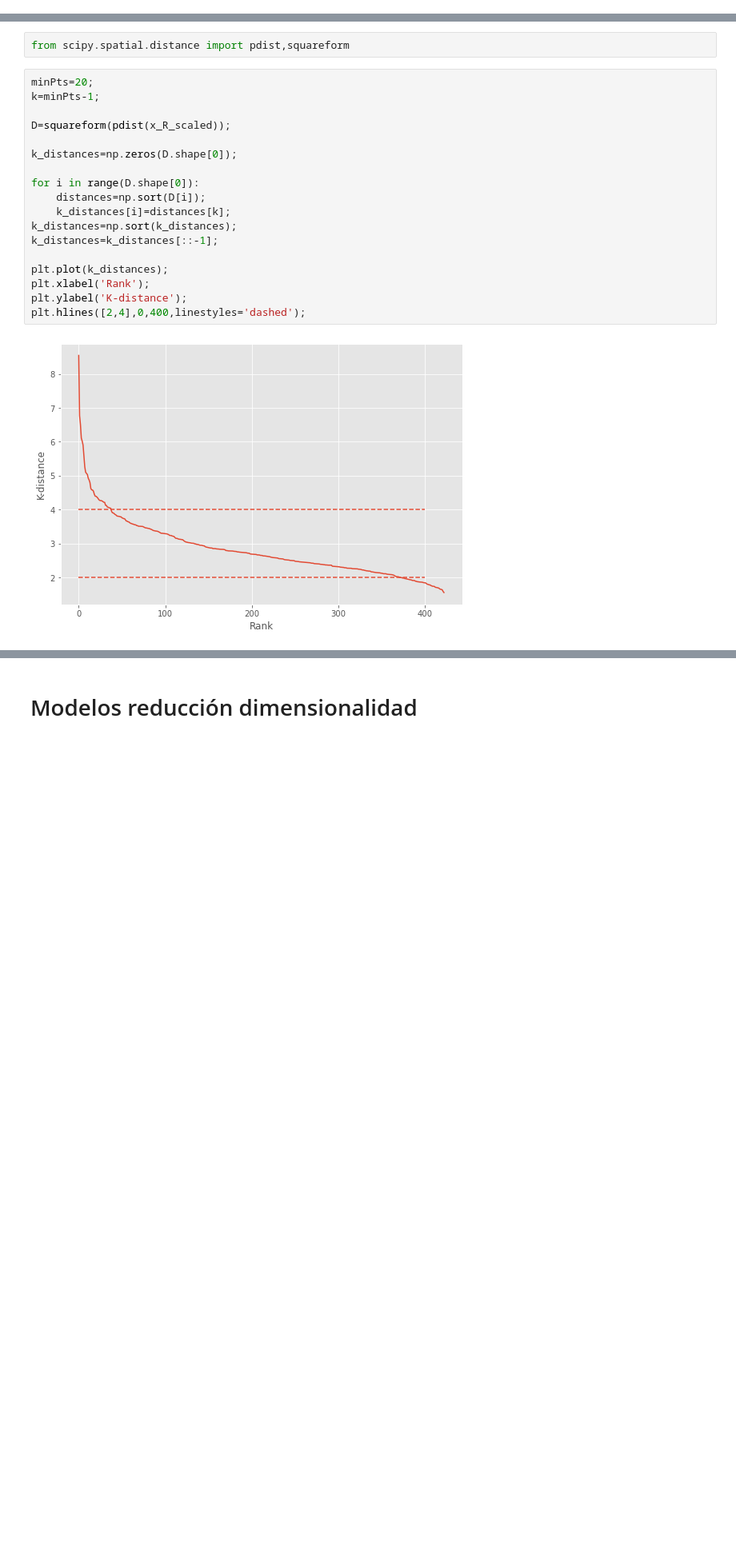
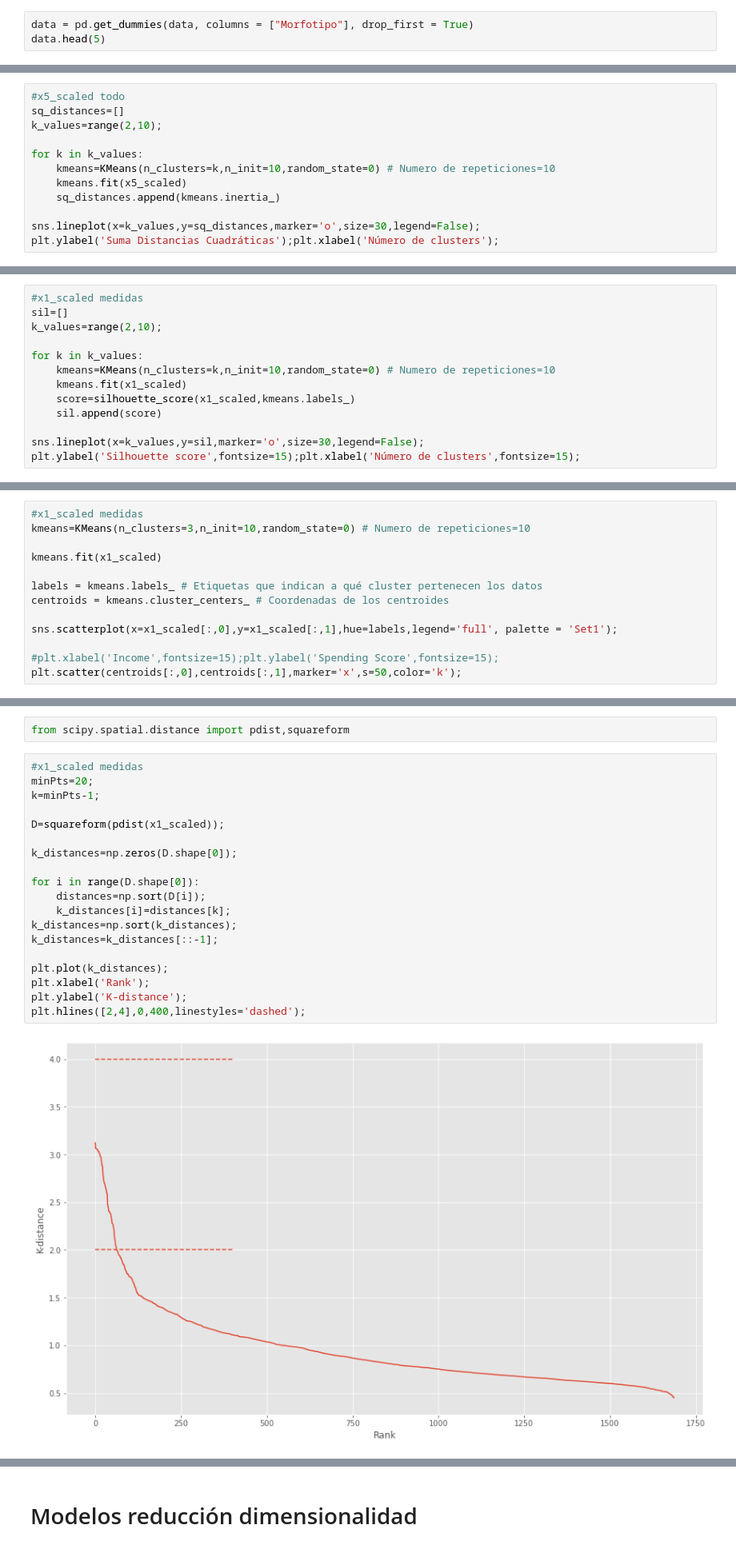
Before and after one commit to szl30n/ProyectosDHDS, a Jupyter notebook: TP4/notebooks/Enzo.ipynb, the cells around one changed output, grey strips where cells are left out. Shown at 80% size. Cells and saved outputs as stored; diff of their text form; blank space fills up the shorter version.

```diff
--- a/TP4/notebooks/Enzo.ipynb
+++ b/TP4/notebooks/Enzo.ipynb
@@ -113,0 +118,3 @@ Name: cox1-rrnL, dtype: int64
+# %%
+data = pd.get_dummies(data, columns = ["Morfotipo"], drop_first = True)
+data.head(5)
@@ -355,0 +377,12 @@ Name: cox1-lsu, Length: 423, dtype: object
+# %%
+#x5_scaled todo
+sq_distances=[]
+k_values=range(2,10);
+
+for k in k_values:
+    kmeans=KMeans(n_clusters=k,n_init=10,random_state=0) # Numero de repeticiones=10
+    kmeans.fit(x5_scaled)
+    sq_distances.append(kmeans.inertia_)
+
+sns.lineplot(x=k_values,y=sq_distances,marker='o',size=30,legend=False);
+plt.ylabel('Suma Distancias Cuadráticas');plt.xlabel('Número de clusters');
@@ -355,0 +391,13 @@ Name: cox1-lsu, Length: 423, dtype: object
+# %%
+#x1_scaled medidas
+sil=[]
+k_values=range(2,10);
+
+for k in k_values:
+    kmeans=KMeans(n_clusters=k,n_init=10,random_state=0) # Numero de repeticiones=10
+    kmeans.fit(x1_scaled)
+    score=silhouette_score(x1_scaled,kmeans.labels_)
+    sil.append(score)
+
+sns.lineplot(x=k_values,y=sil,marker='o',size=30,legend=False);
+plt.ylabel('Silhouette score',fontsize=15);plt.xlabel('Número de clusters',fontsize=15);
@@ -355,0 +466,13 @@ Name: cox1-lsu, Length: 423, dtype: object
+# %%
+#x1_scaled medidas
+kmeans=KMeans(n_clusters=3,n_init=10,random_state=0) # Numero de repeticiones=10
+
+kmeans.fit(x1_scaled)
+
+labels = kmeans.labels_ # Etiquetas que indican a qué cluster pertenecen los datos
+centroids = kmeans.cluster_centers_ # Coordenadas de los centroides
+
+sns.scatterplot(x=x1_scaled[:,0],y=x1_scaled[:,1],hue=labels,legend='full', palette = 'Set1');
+
+#plt.xlabel('Income',fontsize=15);plt.ylabel('Spending Score',fontsize=15);
+plt.scatter(centroids[:,0],centroids[:,1],marker='x',s=50,color='k');
@@ -423,23 +642,24 @@ Text(0.5, 1.0, 'True labels')
 # %%
 from scipy.spatial.distance import pdist,squareform
 # %%
+#x1_scaled medidas
 minPts=20;
 k=minPts-1;
 
-D=squareform(pdist(x_R_scaled));
+D=squareform(pdist(x1_scaled));
 
 k_distances=np.zeros(D.shape[0]);
 
 for i in range(D.shape[0]):
     distances=np.sort(D[i]);
     k_distances[i]=distances[k];
 k_distances=np.sort(k_distances);
 k_distances=k_distances[::-1];
 
 plt.plot(k_distances);
 plt.xlabel('Rank');
 plt.ylabel('K-distance');
 plt.hlines([2,4],0,400,linestyles='dashed');
 # %% [output]
-[figure, old version]
+[figure, new version]
 # %%
```
Also changed, not shown: parts of 152 cells of this notebook.
